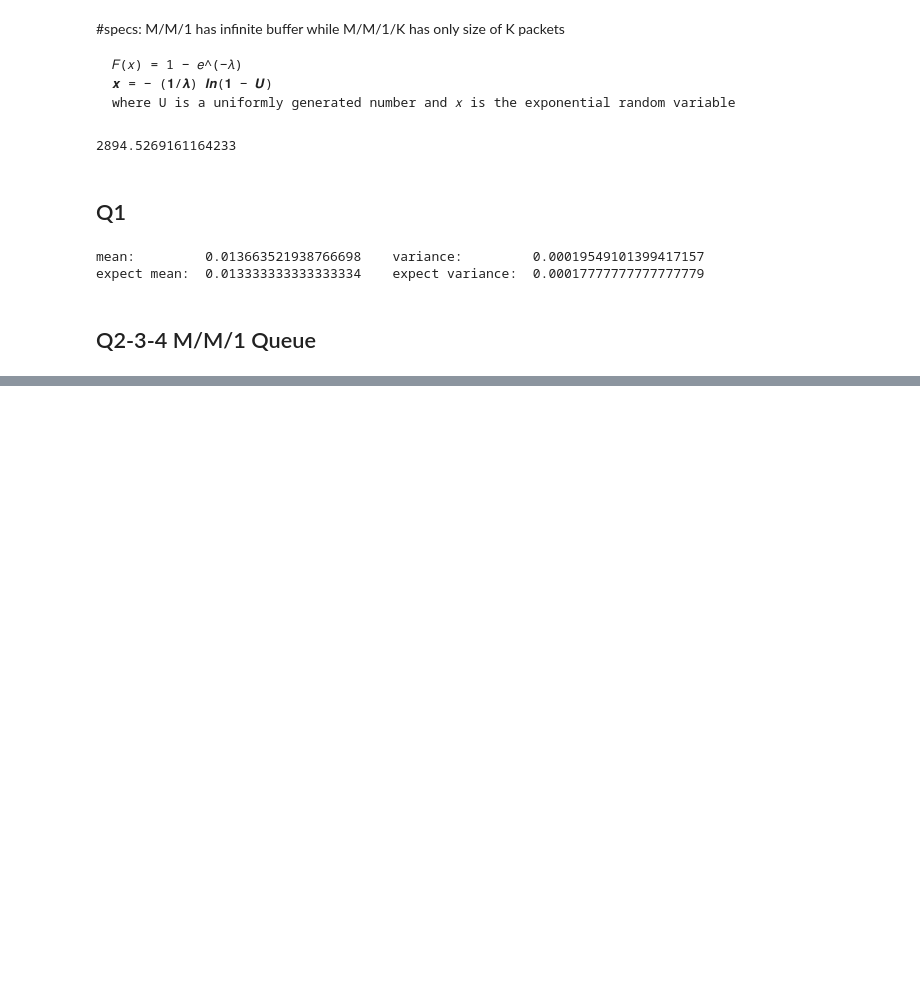
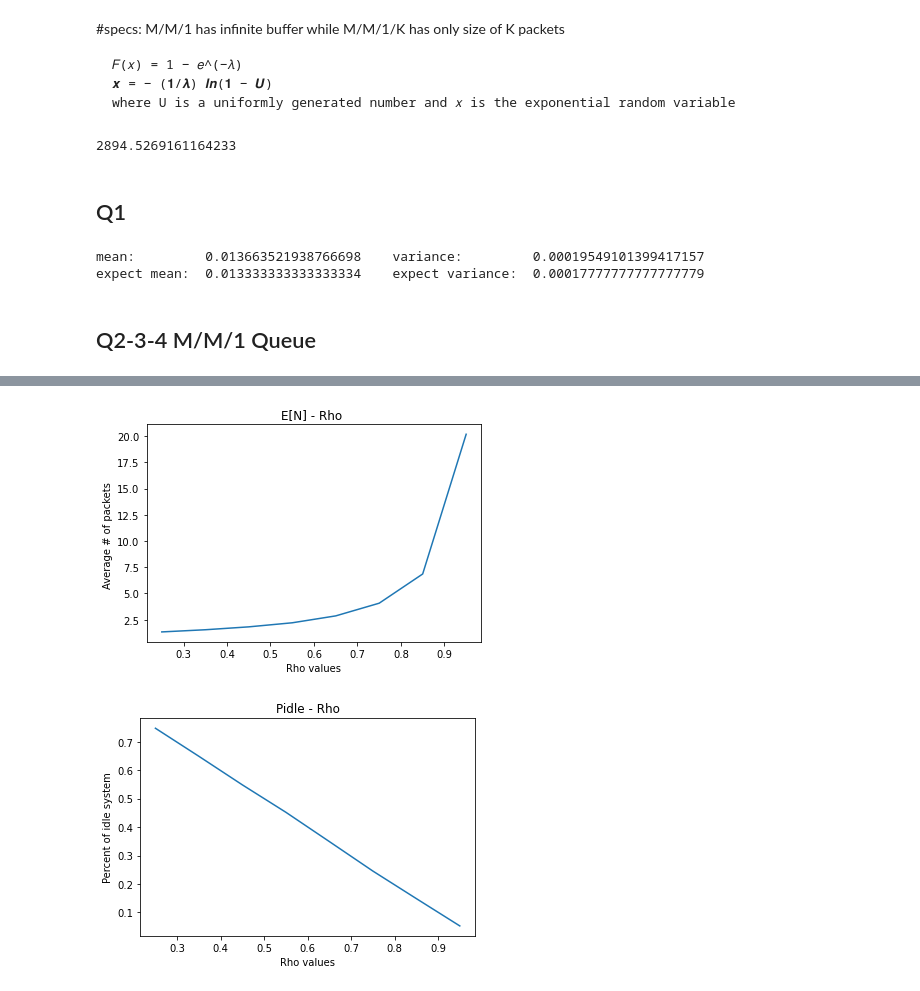
Before and after one commit to TWPz/358ece_lab1, a Jupyter notebook: scratch.ipynb, the cells around one changed output, grey strips where cells are left out. Saved outputs shown, nothing was run; the diff lists cells and outputs as text; code cells hidden in the pictures; blank space fills up the shorter version.

```diff
--- a/scratch.ipynb
+++ b/scratch.ipynb
@@ -124,2 +135,0 @@ def infinite_buffer_event_list(Time,lambda_value,L):
-# %%
-eve,_,_,_ = infinite_buffer_event_list(10,75,2000)
@@ -166,12 +142,21 @@ rho_list = [0.25, 0.35, 0.45, 0.55, 0.65, 0.75, 0.85, 0.95]
 def queue_with_infinite_buffer(Time,L=2000,C=C_rate):
     # start processing
     round_index = 0
+    total_avg = []
+    total_p_idle = []
     for rho in rho_list:
-        print("PROCESS # ", round_index)
         round_index = round_index + 1
         # ---------- getting lambda value
         lambda_value = rho / L * C
-        m,v,em,ev = mean_variance_calculator(1000,lambda_value)
-        print("mean:        ",m , "   variance:        ", v)
-        print("expect mean: ",em , "   expect variance: ", ev)
+        print("PROCESS # ", round_index, "   rho: ", rho, "   lambda: ", lambda_value)
+        eve,_,_,_ = infinite_buffer_event_list(Time,lambda_value,L)
+        pidle,e_n = infinite_buffer_calculation(eve)
+        print("P idle: ", pidle, "  E[N]: ", e_n )
+        total_avg.append(e_n)
+        total_p_idle.append(pidle)
+
+    return total_avg,total_p_idle
+#         m,v,em,ev = mean_variance_calculator(1000,lambda_value)
+#         print("mean:        ",m , "   variance:        ", v)
+#         print("expect mean: ",em , "   expect variance: ", ev)
         # ---------- getting departure time value
@@ -197,0 +163,2 @@ expect mean:  0.002105263157894737    expect variance:  4.43213296398892e-06
+# %%
+EN,PIDLE = queue_with_infinite_buffer(1000)
@@ -197,0 +182,18 @@ expect mean:  0.002105263157894737    expect variance:  4.43213296398892e-06
+# %%
+plt.title("E[N] - Rho ")
+plt.plot(rho_list, EN)
+plt.xlabel('Rho values')
+plt.ylabel('Average # of packets ')
+plt.show()
+plt.close()
+
+
+plt.title("Pidle - Rho")
+plt.xlabel('Rho values')
+plt.ylabel('Percent of idle system')
+plt.plot(rho_list, PIDLE)
+plt.show()
+plt.close()
+# %% [output]
+[figure, added]
+[figure, added]
```
Also changed, not shown: parts of 9 cells of this notebook.
